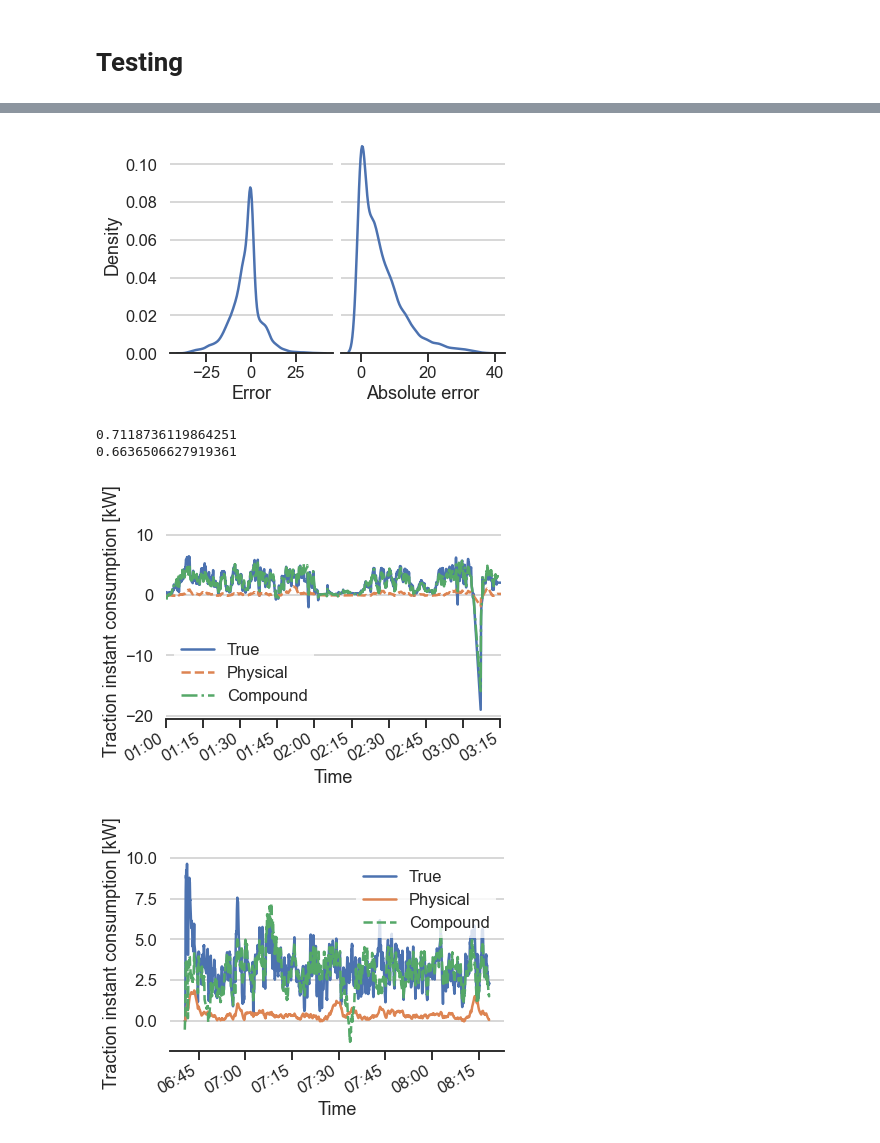
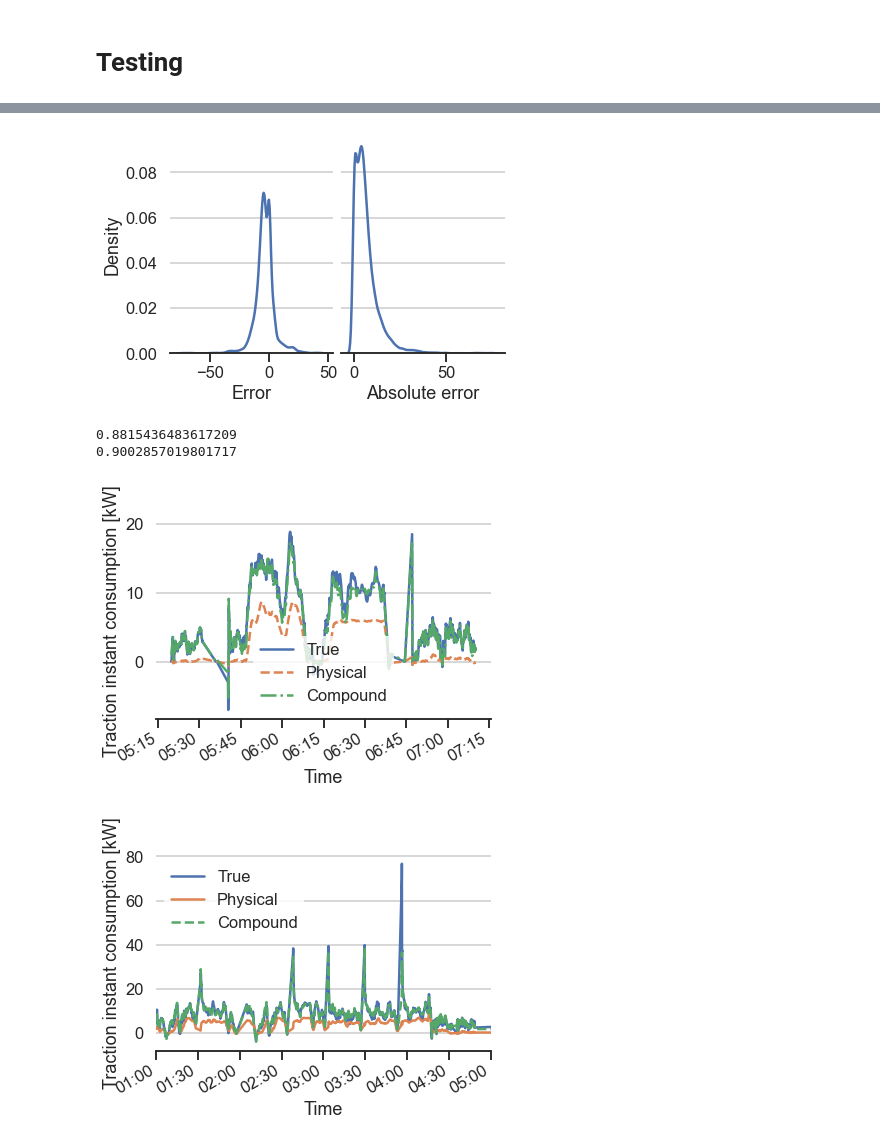
Before and after one commit to simonmoesorensen/energy-consumption-project, a Jupyter notebook: notebooks/combined_model.ipynb, the cells around one changed output, grey strips where cells are left out. Saved outputs shown, nothing was run; the diff lists cells and outputs as text; code cells hidden in the pictures.

```diff
--- a/notebooks/combined_model.ipynb
+++ b/notebooks/combined_model.ipynb
@@ -44,8 +44,18 @@ pd.set_option('display.max_columns', None)
 all_data = pd.read_parquet("../data/processed/all_trips.parquet")
 # df = all_data.query("route in ['M3_VH', 'CPH1_HH', 'CPH1_VH']")
 # df_test = all_data.query("route in ['CPH6_VH', 'CPH6_HH']")
-df = all_data.query("route == 'CPH1_VH' and trip in [7792, 7805, 8040, 8042, 8227, 9289]")
-df_test = all_data.query("route == 'CPH1_VH' and trip == 10218")
+# train_trip = 7448
+# test_trip = 13201
+
+# df = all_data.query("route == 'CPH1_VH' and trip in [7792, 7805, 8040, 8042, 8227, 9289]")
+# df_test = all_data.query("route == 'CPH1_VH' and trip == 10218")
+# train_trip = 7792
+# test_trip = 10218
+
+df = all_data.query("route == 'M3_VH' and trip in [7448, 7895, 7995]")
+df_test = all_data.query("route == 'M3_VH' and trip == 7995")
+train_trip = 7448
+test_trip = 7995
 
 outlier_columns = ['acceleration_z',
                    'acceleration_y',
@@ -185,7 +196,7 @@ ax[1].set(
 fig.subplots_adjust(wspace=0.05, hspace=0)
 fig.savefig("../figures/physical_error.pdf")
 # %% [output]
-[figure, old version]
+[figure, new version]
 # %%
 df['error_pred'] = model.predict(df[features])
 df['kW_pred_final'] = df['kW_pred'] - df['error_pred']
@@ -202,10 +213,10 @@ from sklearn.metrics import r2_score
 print(r2_score(df['traction_instant_consumption'], df['kW_pred_final']))
 print(r2_score(df_test['traction_instant_consumption'], df_test['kW_pred_final']))
 # %% [output]
-0.7118736119864251
-0.6636506627919361
+0.8815436483617209
+0.9002857019801717
 # %%
-df_plot = df.query("`trip` == 7792").drop(["route"], axis=1).rolling("2min").mean().reset_index()
+df_plot = df.query(f"`trip` == {train_trip}").drop(["route"], axis=1).rolling("2min").mean().reset_index()
 
 fig, ax = plt.subplots()
 sns.lineplot(data=df_plot, x="TS_or_Distance", y="traction_instant_consumption", label='True')
@@ -216,31 +227,32 @@ ax.set(
     # title='Physical and compound model predictions on train set',
     xlabel="Time",
     ylabel="Traction instant consumption [kW]",
-    xlim=[datetime(2021, 4, 22, 1, 0, 0), datetime(2021, 4, 22, 3, 15, 0)]
+    # xlim=[datetime(2021, 4, 22, 1, 0, 0), datetime(2021, 4, 22, 3, 15, 0)]
 )
 fig.autofmt_xdate()
 ax.xaxis.set_major_formatter(mdates.DateFormatter('%H:%M'))
 fig.savefig("../figures/compound_train.pdf")
 # %% [output]
-[figure, old version]
+[figure, new version]
 # %%
-df_plot = df_test.query("`trip` == 10218").drop(["route"], axis=1).rolling("2min").mean().reset_index()
+df_plot = df_test.query(f"`trip` == {test_trip}").drop(["route"], axis=1).rolling("2min").mean().reset_index()
 
 fig, ax = plt.subplots()
 sns.lineplot(data=df_plot, x="TS_or_Distance", y="traction_instant_consumption", label='True')
 sns.lineplot(data=df_plot, x="TS_or_Distance", y="kW_pred", label='Physical')
 sns.lineplot(data=df_plot, x="TS_or_Distance", y="kW_pred_final", label='Compound', linestyle='--')
 
 ax.set(
     # title='Physical and compound model predictions on test set',
     xlabel="Time",
     ylabel="Traction instant consumption [kW]",
+    xlim=[datetime(2021, 4, 26, 1, 0, 0), datetime(2021, 4, 26, 5, 0, 0)]
 )
 fig.autofmt_xdate()
 ax.xaxis.set_major_formatter(mdates.DateFormatter('%H:%M'))
 fig.savefig("../figures/compound_test.pdf")
 # %% [output]
-[figure, old version]
+[figure, new version]
 # %%
 fig, ax = plt.subplots(ncols=2, sharey=True)
 sns.kdeplot(x=df_test.assign(error=lambda x: x.kW_pred_final - x.traction_instant_consumption).error, ax=ax[0])
```
Also changed, not shown: parts of 3 cells of this notebook, 5 other files.
